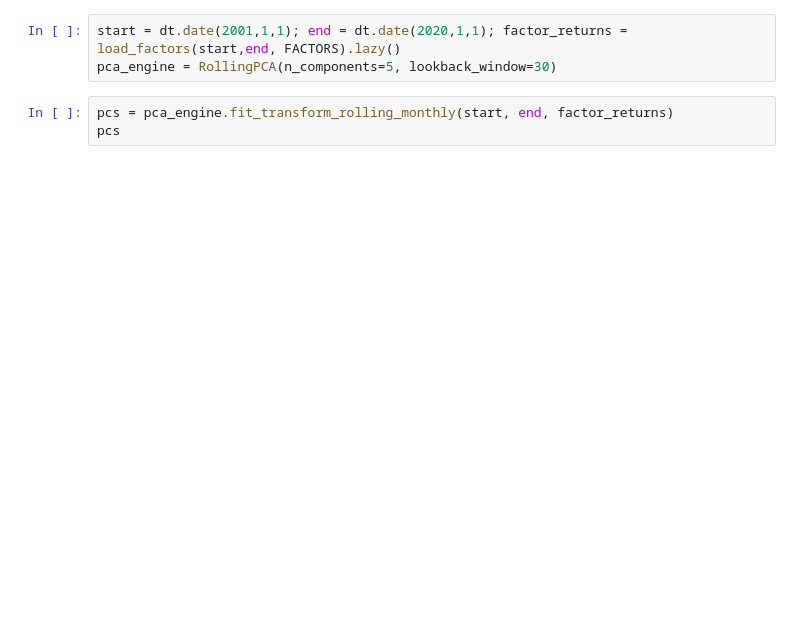
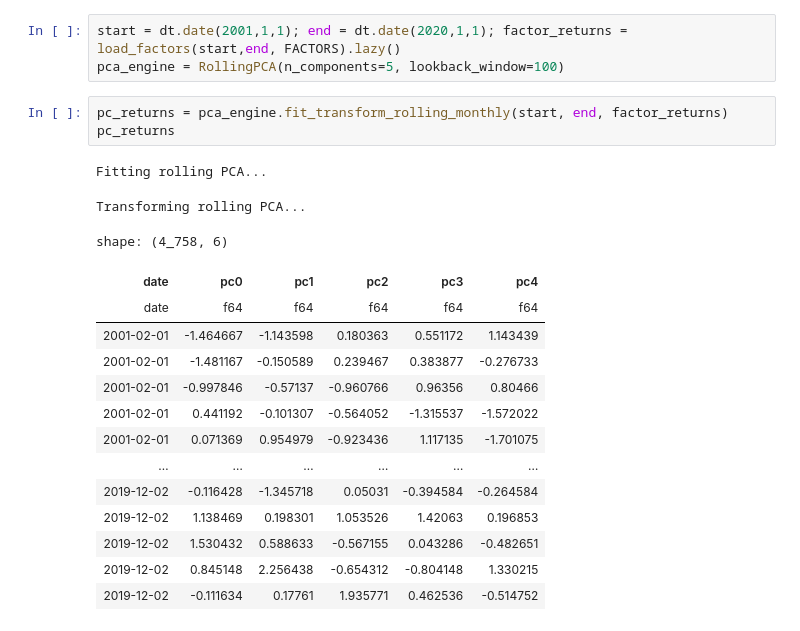
Before and after one commit to rvance1/factor-momentum, a Jupyter notebook: notebooks/TEMP.ipynb, the cells around one changed output. Saved outputs shown, nothing was run; the diff lists cells and outputs as text; blank space fills up the shorter version.

```diff
--- a/notebooks/TEMP.ipynb
+++ b/notebooks/TEMP.ipynb
@@ -9,7 +11,24 @@ from sf_quant.data import load_factors
 # %%
 start = dt.date(2001,1,1); end = dt.date(2020,1,1); factor_returns = load_factors(start,end, FACTORS).lazy()
-pca_engine = RollingPCA(n_components=5, lookback_window=30)
+pca_engine = RollingPCA(n_components=5, lookback_window=100)
 # %%
-pcs = pca_engine.fit_transform_rolling_monthly(start, end, factor_returns)
-pcs
+pc_returns = pca_engine.fit_transform_rolling_monthly(start, end, factor_returns)
+pc_returns
+# %% [output]
+Fitting rolling PCA...
+Transforming rolling PCA...
+shape: (4_758, 6)
+| date | pc0 | pc1 | pc2 | pc3 | pc4 |
+| date | f64 | f64 | f64 | f64 | f64 |
+| 2001-02-01 | -1.464667 | -1.143598 | 0.180363 | 0.551172 | 1.143439 |
+| 2001-02-01 | -1.481167 | -0.150589 | 0.239467 | 0.383877 | -0.276733 |
+| 2001-02-01 | -0.997846 | -0.57137 | -0.960766 | 0.96356 | 0.80466 |
+| 2001-02-01 | 0.441192 | -0.101307 | -0.564052 | -1.315537 | -1.572022 |
+| 2001-02-01 | 0.071369 | 0.954979 | -0.923436 | 1.117135 | -1.701075 |
+| … | … | … | … | … | … |
+| 2019-12-02 | -0.116428 | -1.345718 | 0.05031 | -0.394584 | -0.264584 |
+| 2019-12-02 | 1.138469 | 0.198301 | 1.053526 | 1.42063 | 0.196853 |
+| 2019-12-02 | 1.530432 | 0.588633 | -0.567155 | 0.043286 | -0.482651 |
+| 2019-12-02 | 0.845148 | 2.256438 | -0.654312 | -0.804148 | 1.330215 |
+| 2019-12-02 | -0.111634 | 0.17761 | 1.935771 | 0.462536 | -0.514752 |
 # %%
```
Also changed, not shown: parts of 7 cells of this notebook, 4 other files.
